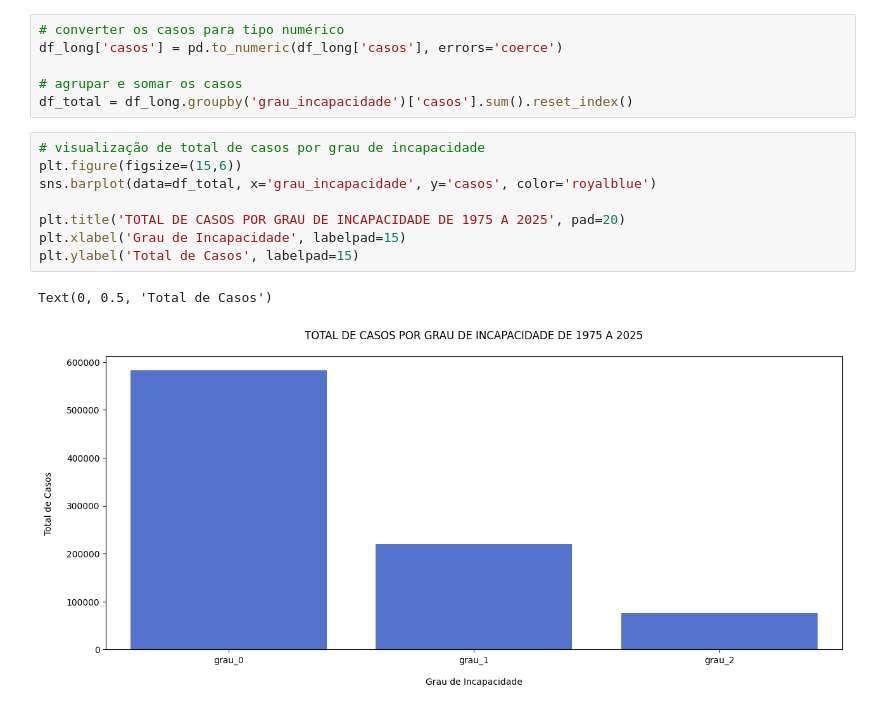
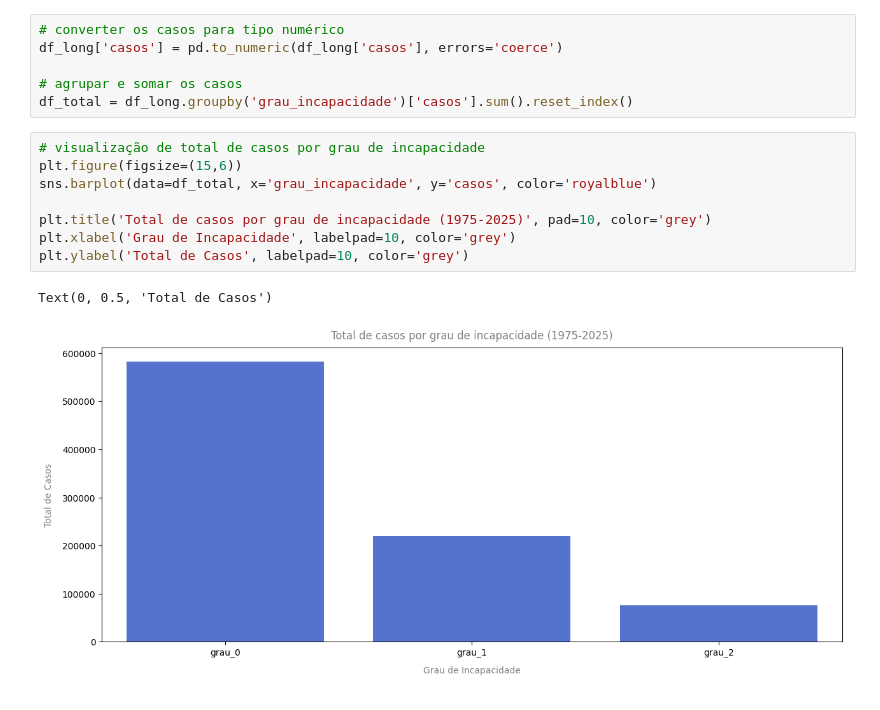
Before and after one commit to keyscarvalho/hanseniase_brasil, a Jupyter notebook: analises.ipynb, the cells around one changed output. Cells and saved outputs as stored; diff of their text form.

```diff
--- a/analises.ipynb
+++ b/analises.ipynb
@@ -288,14 +289,14 @@ df_total = df_long.groupby('grau_incapacidade')['casos'].sum().reset_index()
 # %%
 # visualização de total de casos por grau de incapacidade
 plt.figure(figsize=(15,6))
 sns.barplot(data=df_total, x='grau_incapacidade', y='casos', color='royalblue')
 
-plt.title('TOTAL DE CASOS POR GRAU DE INCAPACIDADE DE 1975 A 2025', pad=20)
-plt.xlabel('Grau de Incapacidade', labelpad=15)
-plt.ylabel('Total de Casos', labelpad=15)
+plt.title('Total de casos por grau de incapacidade (1975-2025)', pad=10, color='grey')
+plt.xlabel('Grau de Incapacidade', labelpad=10, color='grey')
+plt.ylabel('Total de Casos', labelpad=10, color='grey')
 # %% [output]
 Text(0, 0.5, 'Total de Casos')
-[figure, old version]
+[figure, new version]
 # %%
 
 # visualização de casos por ano e grau de incapacidade
```
Also changed, not shown: parts of 10 cells of this notebook.
